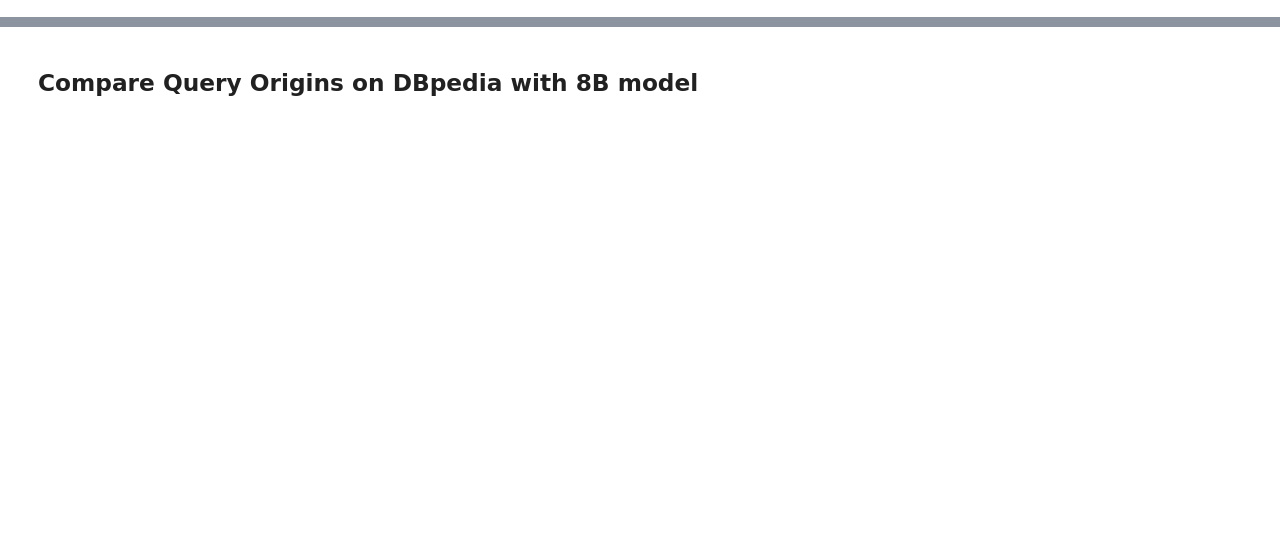
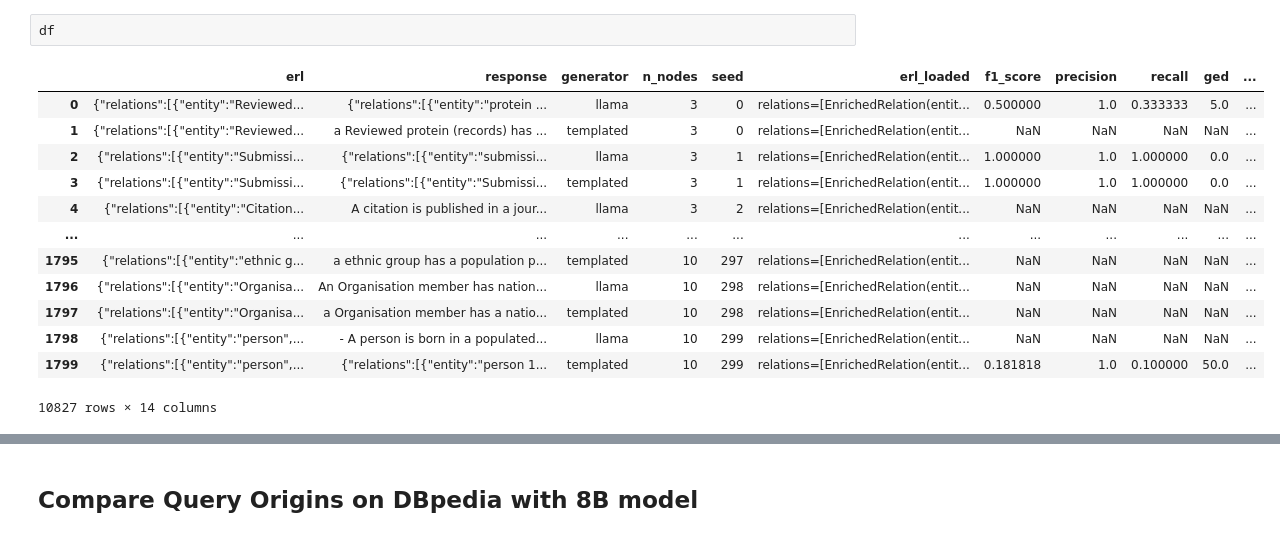
Before and after one commit to hereditary-eu/OnSET, a Jupyter notebook: exploration/querying/result-parse.ipynb, the cells around one changed output, grey strips where cells are left out. Drawn from its saved outputs; the diff is of its cells as text; blank space fills up the shorter version.

```diff
--- a/exploration/querying/result-parse.ipynb
+++ b/exploration/querying/result-parse.ipynb
@@ -43,3 +60,19 @@ df
+# %%
+df
+# %% [output]
+|  | erl | response | generator | n_nodes | seed | erl_loaded | f1_score | precision | recall | ged | ... |
+| 0 | {"relations":[{"entity":"Reviewed... | {"relations":[{"entity":"protein ... | llama | 3 | 0 | relations=[EnrichedRelation(entit... | 0.500000 | 1.0 | 0.333333 | 5.0 | ... |
+| 1 | {"relations":[{"entity":"Reviewed... | a Reviewed protein (records) has ... | templated | 3 | 0 | relations=[EnrichedRelation(entit... | NaN | NaN | NaN | NaN | ... |
+| 2 | {"relations":[{"entity":"Submissi... | {"relations":[{"entity":"submissi... | llama | 3 | 1 | relations=[EnrichedRelation(entit... | 1.000000 | 1.0 | 1.000000 | 0.0 | ... |
+| 3 | {"relations":[{"entity":"Submissi... | {"relations":[{"entity":"Submissi... | templated | 3 | 1 | relations=[EnrichedRelation(entit... | 1.000000 | 1.0 | 1.000000 | 0.0 | ... |
+| 4 | {"relations":[{"entity":"Citation... | A citation is published in a jour... | llama | 3 | 2 | relations=[EnrichedRelation(entit... | NaN | NaN | NaN | NaN | ... |
+| ... | ... | ... | ... | ... | ... | ... | ... | ... | ... | ... | ... |
+| 1795 | {"relations":[{"entity":"ethnic g... | a ethnic group has a population p... | templated | 10 | 297 | relations=[EnrichedRelation(entit... | NaN | NaN | NaN | NaN | ... |
+| 1796 | {"relations":[{"entity":"Organisa... | An Organisation member has nation... | llama | 10 | 298 | relations=[EnrichedRelation(entit... | NaN | NaN | NaN | NaN | ... |
+| 1797 | {"relations":[{"entity":"Organisa... | a Organisation member has a natio... | templated | 10 | 298 | relations=[EnrichedRelation(entit... | NaN | NaN | NaN | NaN | ... |
+| 1798 | {"relations":[{"entity":"person",... | - A person is born in a populated... | llama | 10 | 299 | relations=[EnrichedRelation(entit... | NaN | NaN | NaN | NaN | ... |
+| 1799 | {"relations":[{"entity":"person",... | {"relations":[{"entity":"person 1... | templated | 10 | 299 | relations=[EnrichedRelation(entit... | 0.181818 | 1.0 | 0.100000 | 50.0 | ... |
+10827 rows × 14 columns
 # %%
 df["prompt_type"] = df["zeroshot"].apply(lambda x: "zero shot" if x else "one shot")
 df.drop(columns=["zeroshot"], inplace=True)
```
Also changed, not shown: parts of 15 cells of this notebook, 13 other files.
